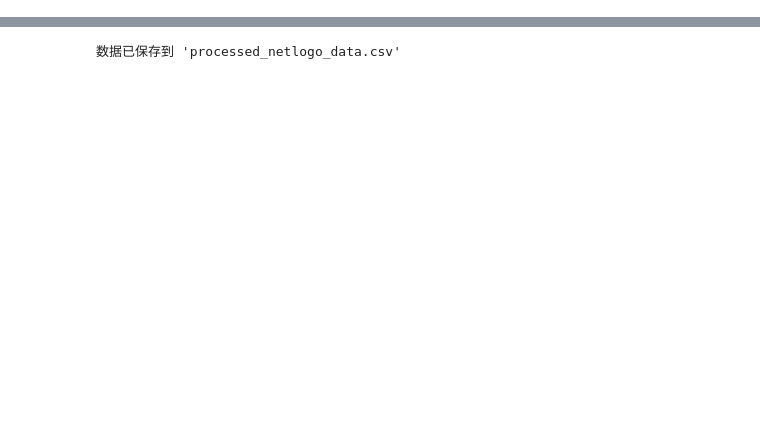
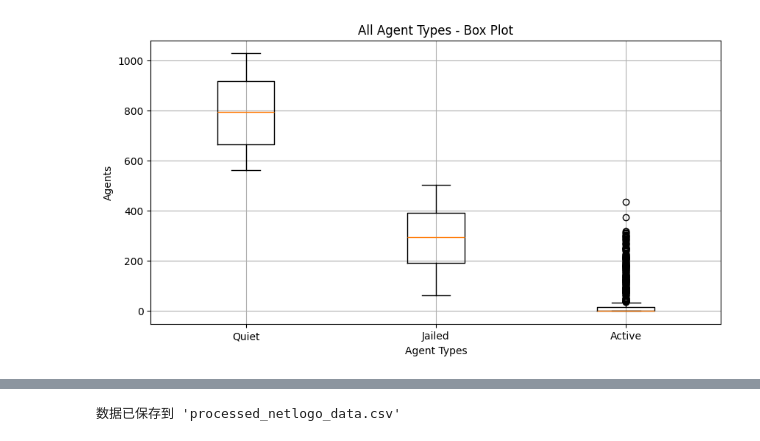
Before and after one commit to TheHQ98/SWEN90004_Assignment_2, a Jupyter notebook: VisualGraph/dataAnalysis.ipynb, the cells around one changed output, grey strips where cells are left out. Cells and saved outputs as stored; diff of their text form; code cells hidden in the pictures; blank space fills up the shorter version.

```diff
--- a/VisualGraph/dataAnalysis.ipynb
+++ b/VisualGraph/dataAnalysis.ipynb
@@ -27,0 +59,11 @@ plt.show()
+# %%
+plt.figure(figsize=(10, 5))
+plt.boxplot([df['quiet'], df['jailed'], df['active']], labels=['Quiet', 'Jailed', 'Active'])
+plt.title('All Agent Types - Box Plot')
+plt.xlabel('Agent Types')
+plt.ylabel('Agents')
+plt.grid(True)
+plt.savefig('Box_Plot.png')
+plt.show()
+# %% [output]
+[figure, added]
```
Also changed, not shown: parts of 9 cells of this notebook.
